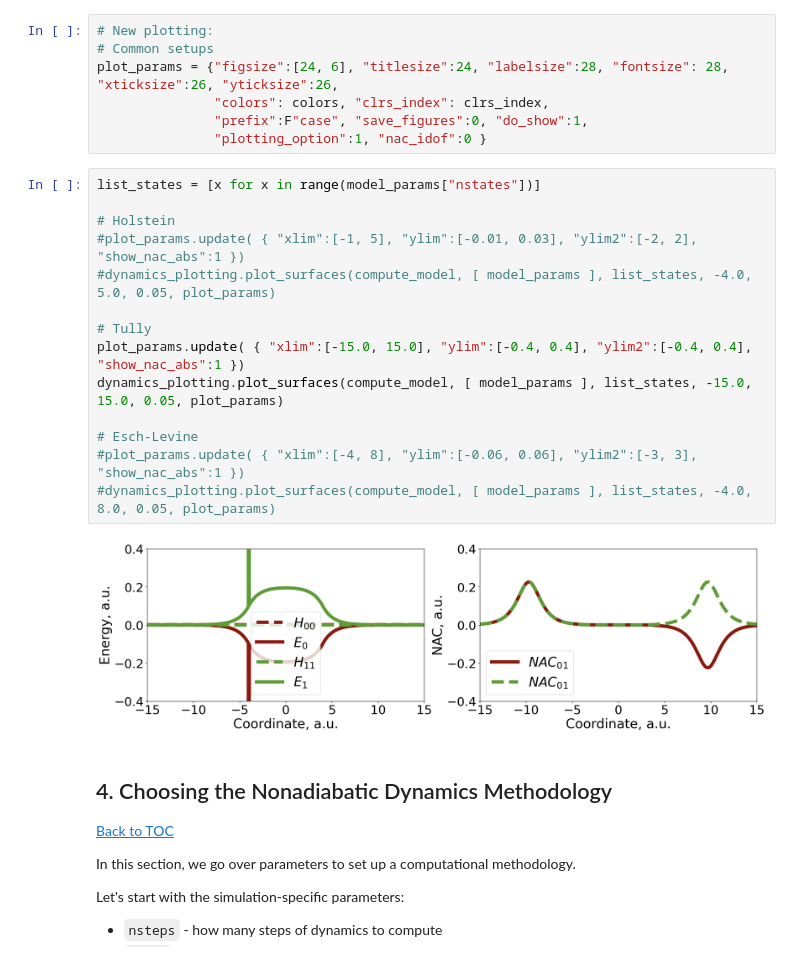
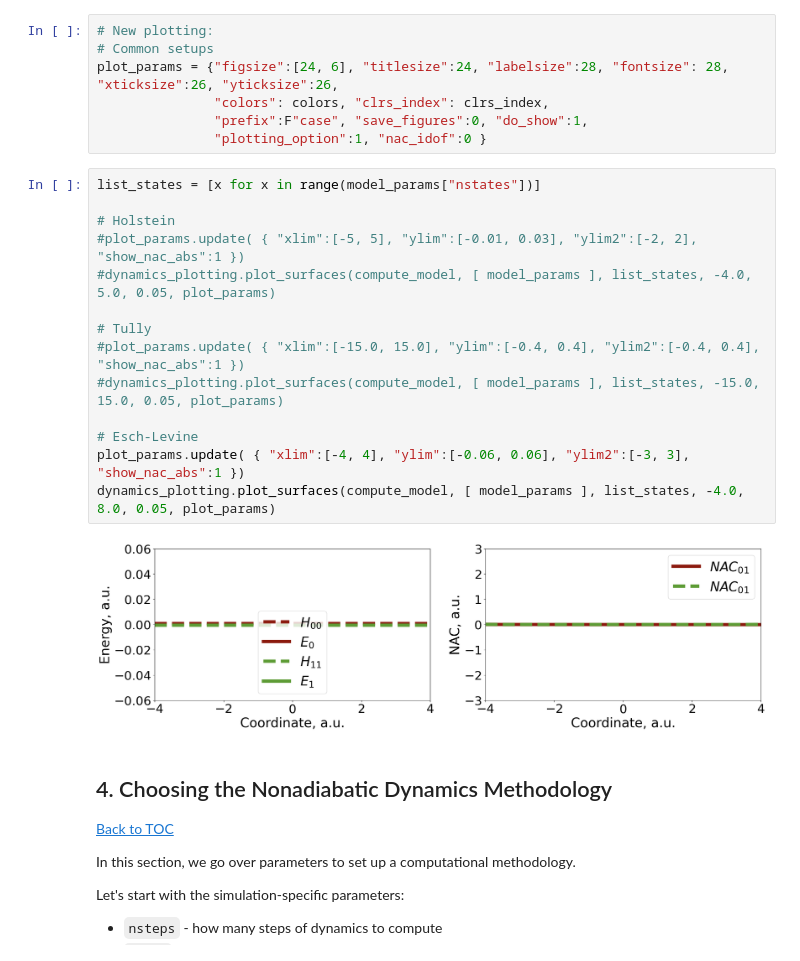
Before and after one commit to DaehoHan/Tutorials_Libra, a Jupyter notebook: 6_dynamics/1_trajectory_based/11_model_xf/tutorial.ipynb, the cells around one changed output. Cells and saved outputs as stored; diff of their text form.

```diff
--- a/6_dynamics/1_trajectory_based/11_model_xf/tutorial.ipynb
+++ b/6_dynamics/1_trajectory_based/11_model_xf/tutorial.ipynb
@@ -221,19 +221,19 @@ plot_params = {"figsize":[24, 6], "titlesize":24, "labelsize":28, "fontsize": 28
 # %%
 list_states = [x for x in range(model_params["nstates"])]
 
 # Holstein
-#plot_params.update( { "xlim":[-1, 5], "ylim":[-0.01, 0.03], "ylim2":[-2, 2], "show_nac_abs":1 })
+#plot_params.update( { "xlim":[-5, 5], "ylim":[-0.01, 0.03], "ylim2":[-2, 2], "show_nac_abs":1 })
 #dynamics_plotting.plot_surfaces(compute_model, [ model_params ], list_states, -4.0, 5.0, 0.05, plot_params)
 
 # Tully
-plot_params.update( { "xlim":[-15.0, 15.0], "ylim":[-0.4, 0.4], "ylim2":[-0.4, 0.4], "show_nac_abs":1 })
-dynamics_plotting.plot_surfaces(compute_model, [ model_params ], list_states, -15.0, 15.0, 0.05, plot_params)
+#plot_params.update( { "xlim":[-15.0, 15.0], "ylim":[-0.4, 0.4], "ylim2":[-0.4, 0.4], "show_nac_abs":1 })
+#dynamics_plotting.plot_surfaces(compute_model, [ model_params ], list_states, -15.0, 15.0, 0.05, plot_params)
 
 # Esch-Levine
-#plot_params.update( { "xlim":[-4, 8], "ylim":[-0.06, 0.06], "ylim2":[-3, 3], "show_nac_abs":1 })
-#dynamics_plotting.plot_surfaces(compute_model, [ model_params ], list_states, -4.0, 8.0, 0.05, plot_params)
+plot_params.update( { "xlim":[-4, 4], "ylim":[-0.06, 0.06], "ylim2":[-3, 3], "show_nac_abs":1 })
+dynamics_plotting.plot_surfaces(compute_model, [ model_params ], list_states, -4.0, 8.0, 0.05, plot_params)
 # %% [output]
-[figure, old version]
+[figure, new version]
 # %% [markdown]
 ## 4. Choosing the Nonadiabatic Dynamics Methodology
 <a name="4"></a>[Back to TOC](#TOC)
```
Also changed, not shown: parts of 17 cells of this notebook, 2 other files.
